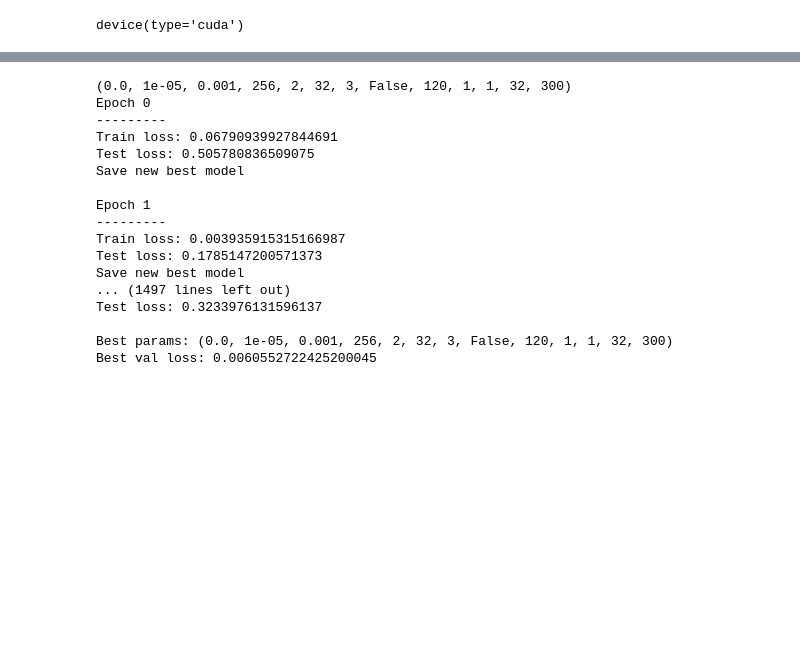
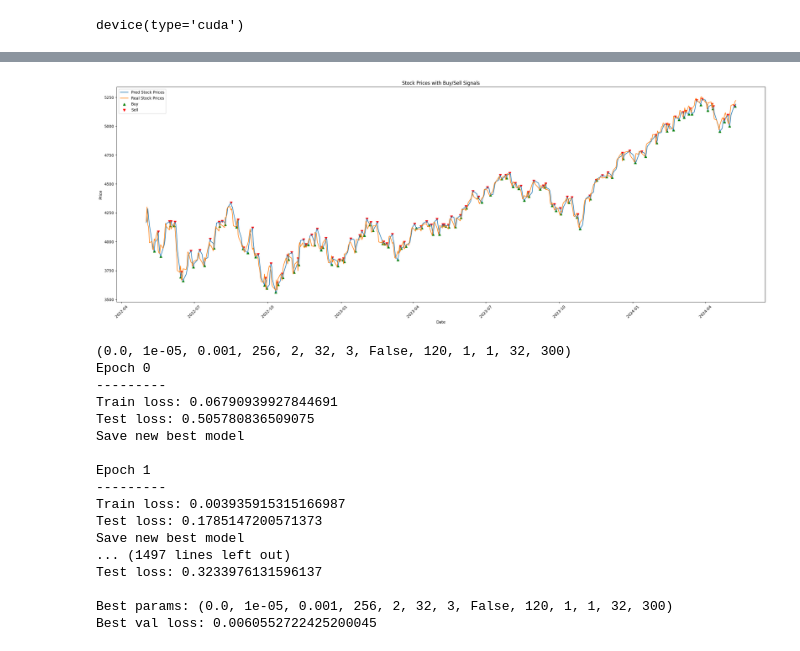
Before and after one commit to gri11/stonk, a Jupyter notebook: playground/RESNLS_clean.ipynb, the cells around one changed output, grey strips where cells are left out. Saved outputs shown, nothing was run; the diff lists cells and outputs as text; code cells hidden in the pictures; blank space fills up the shorter version.

```diff
--- a/playground/RESNLS_clean.ipynb
+++ b/playground/RESNLS_clean.ipynb
@@ -724,0 +824,32 @@ fig.show()
+# %%
+def buy_sell_stock(prices,real):
+    buy_days = []
+    sell_days = []
+    current_bought= None
+    returns = []
+    real_current_bought= None
+    real_returns = []
+    holding = False  # Flag to indicate if we're holding a stock
+
+    for i in range(1, len(prices)-1):
+        if  holding and prices[i] > prices[i - 1] and prices[i] > prices[i + 1]:
+            holding = False
+            sell_days.append(prices.index[i])
+            # Calculating rate of return
+            returns.append(((prices[i] - current_bought) / current_bought)+1)
+            real_returns.append(((real[i] - real_current_bought) / real_current_bought)+1)
+
+        elif not holding and prices[i] < prices[i - 1] and prices[i] < prices[i + 1]:
+            buy_days.append(prices.index[i])
+            holding = True
+            current_bought = prices[i]
+            real_current_bought = real[i]
+
+    returns = np.array(returns)
+    expected_return = (np.prod(returns)-1)*100
+    max_expected_return = (returns.max()-1)*100
+
+    real_returns = np.array(real_returns)
+    real_return = (np.prod(real_returns)-1)*100
+    max_real_return =(real_returns.max()-1)*100
+    return buy_days, sell_days, expected_return,real_return,max_expected_return,max_real_return,returns,real_returns
@@ -725,3 +867,7 @@ fig.show()
+# %%
+plot_stock_prices(df_test_out['Model forecast'],df_test_out[target] , buy_days, sell_days)
+# %% [output]
+[figure, added]
 # %%
 
 def grid_search(param_combinations):
```
Also changed, not shown: parts of 30 cells of this notebook, 23 other files.
